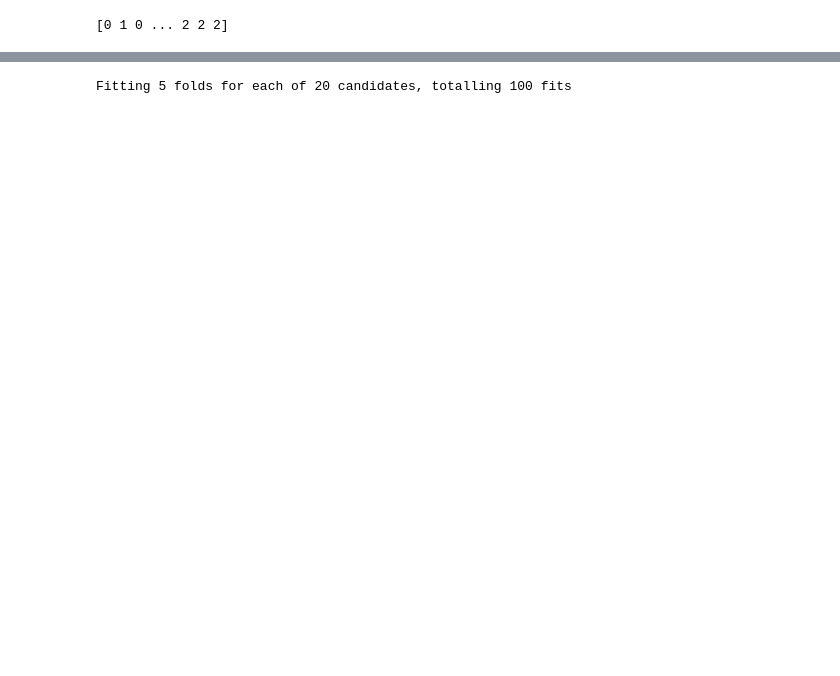
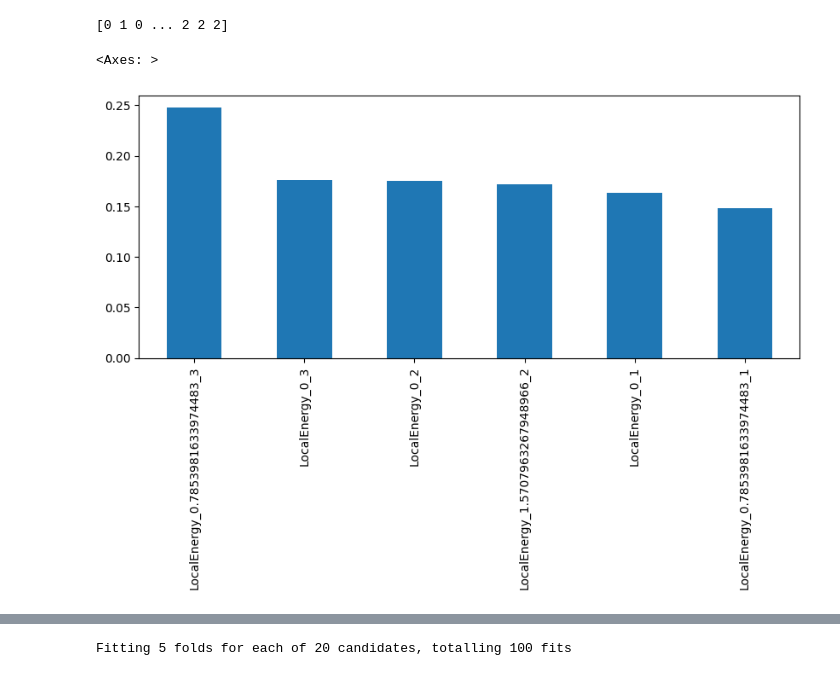
Before and after one commit to Kartik-3-programmer/Machine-Learning, a Jupyter notebook: Feature_selection.ipynb, the cells around one changed output, grey strips where cells are left out. Drawn from its saved outputs; the diff is of its cells as text; code cells hidden in the pictures; blank space fills up the shorter version.

```diff
--- a/Feature_selection.ipynb
+++ b/Feature_selection.ipynb
@@ -111,6 +111,6 @@ dataframe_reduced
 # %%
-dataframe_scaled_input = dataframe_reduced.iloc[:, 1:6]
-dataframe_scaled_output = dataframe_reduced.iloc[:, 6]
+dataframe_scaled_input = dataframe_reduced.iloc[:, 1:7]
+dataframe_scaled_output = dataframe_reduced.iloc[:, 7]
 scaled_input_train, scaled_input_test, scaled_output_train, scaled_output_test = train_test_split(dataframe_scaled_input, dataframe_scaled_output, test_size=0.3, random_state=42)
 # %%
 from imblearn.over_sampling import SMOTE
@@ -119,4 +119,21 @@ input_train_res, output_train_res = sm.fit_resample(scaled_input_train, scaled_o
 print(output_train_res)
 # %% [output]
 [0 1 0 ... 2 2 2]
+# %%
+import matplotlib.pyplot as plt
+import seaborn as sns
+from sklearn.feature_selection import mutual_info_classif
+
+mi1 = mutual_info_classif(input_train_res, output_train_res)
+mi1 = pd.Series(mi1)
+mi1.index = input_train_res.columns
+mi1.sort_values(ascending=False)
+mi1.sort_values(ascending=False).plot.bar(figsize=(10, 4))
+mi1_sorted = mi1.sort_values(ascending=False)
+
+# Plot the sorted values only if the value is greater than 0
+mi1_sorted[mi1_sorted > 0].plot.bar(figsize=(10, 4))
+# %% [output]
+<Axes: >
+[figure, added]
 # %%
```
Also changed, not shown: parts of 16 cells of this notebook.
